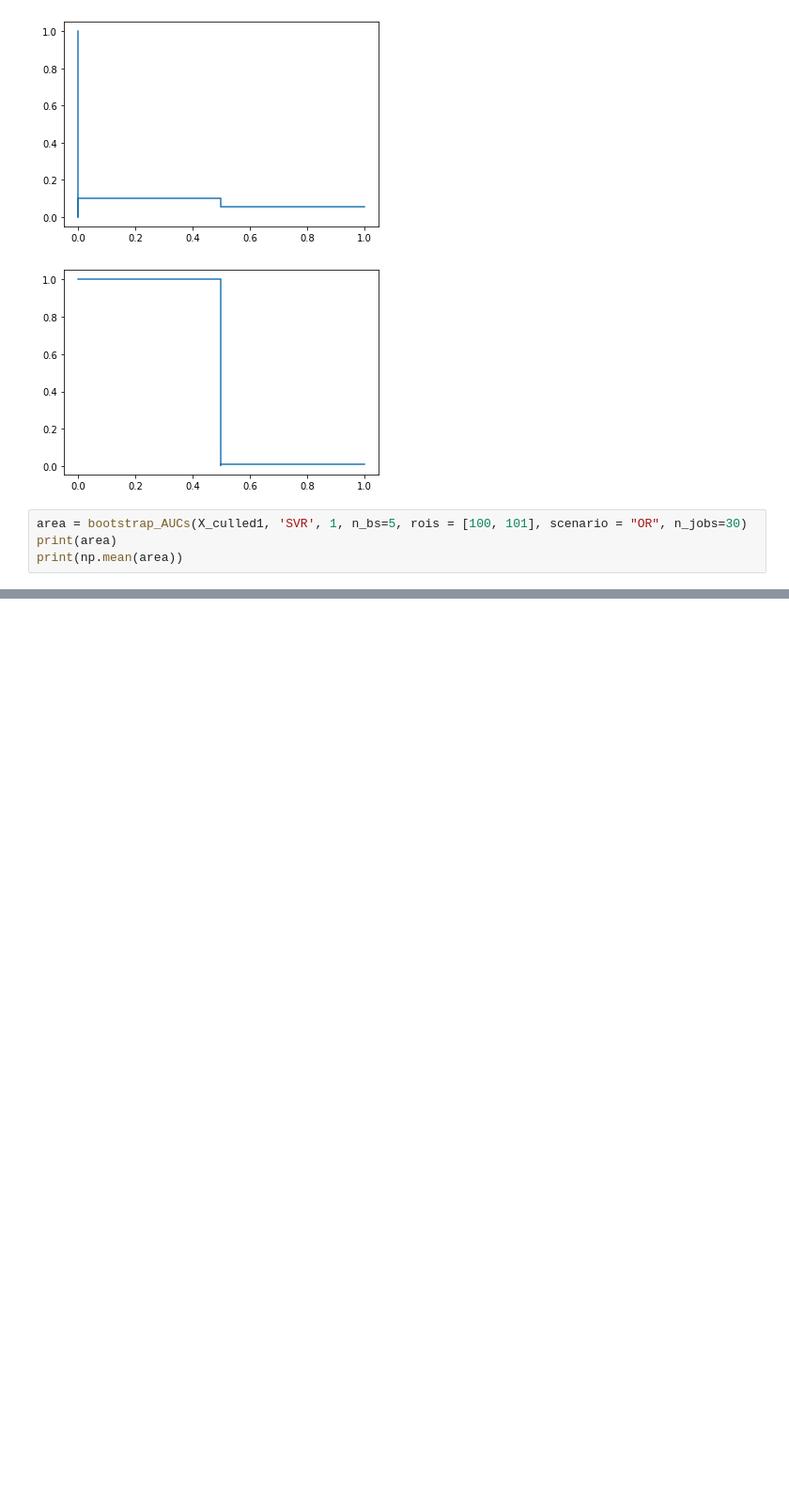
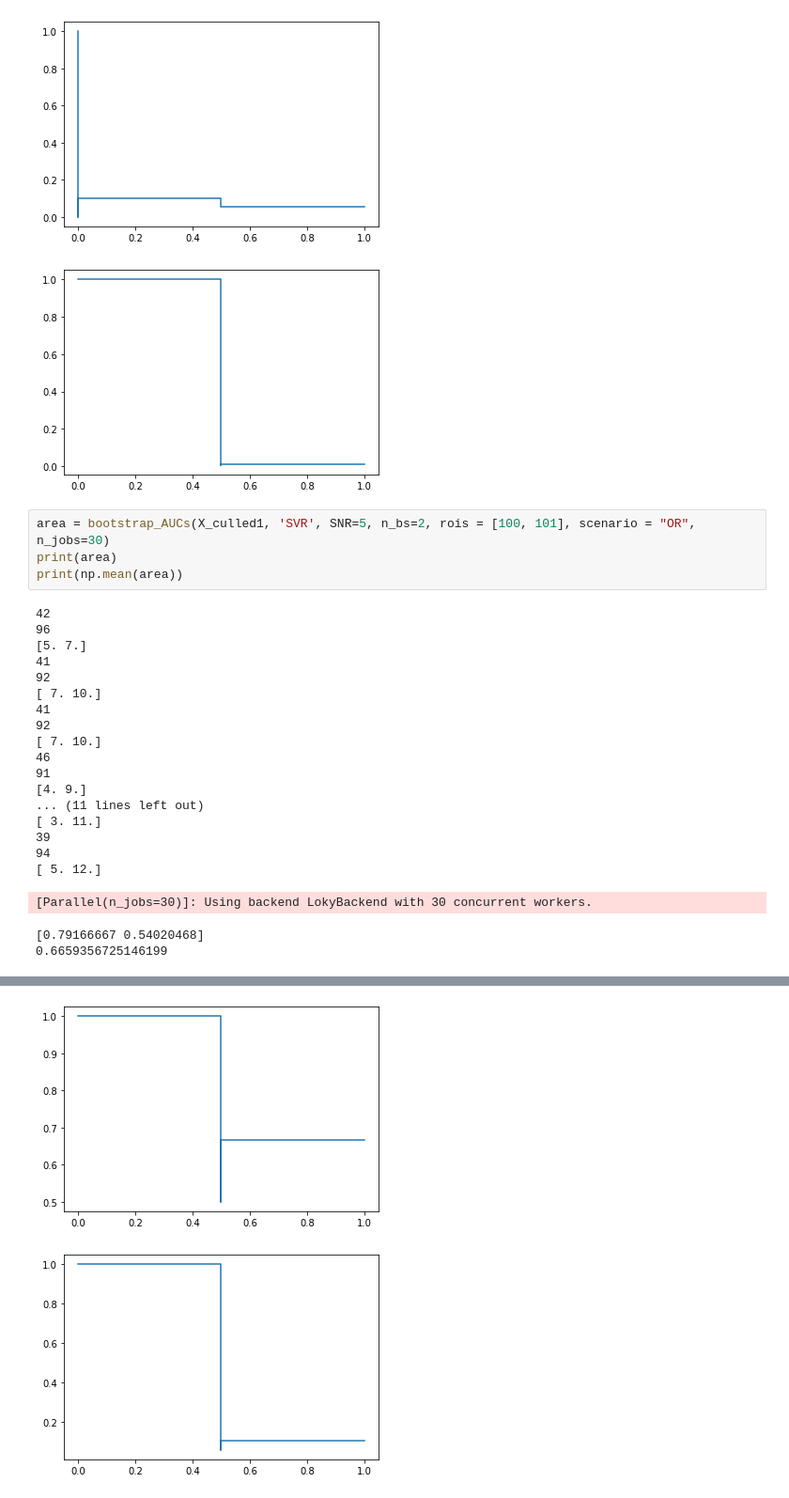
Before and after one commit to Raelag0112/Project-Brain, a Jupyter notebook: lesymap/test_SVR_XOR.ipynb, the cells around one changed output, grey strips where cells are left out. Shown: that part at 94% size. Saved outputs shown, nothing was run; the diff lists cells and outputs as text; blank space fills up the shorter version.

```diff
--- a/lesymap/test_SVR_XOR.ipynb
+++ b/lesymap/test_SVR_XOR.ipynb
@@ -35,6 +36,27 @@ nombre de 1 : 24
 [figure]
 [figure]
 # %%
-area = bootstrap_AUCs(X_culled1, 'SVR', 1, n_bs=5, rois = [100, 101], scenario = "OR", n_jobs=30)
+area = bootstrap_AUCs(X_culled1, 'SVR', SNR=5, n_bs=2, rois = [100, 101], scenario = "OR", n_jobs=30)
 print(area)
 print(np.mean(area))
+# %% [output]
+42
+96
+[5. 7.]
+41
+92
+[ 7. 10.]
+41
+92
+[ 7. 10.]
+46
+91
+[4. 9.]
+... (11 lines left out)
+[ 3. 11.]
+39
+94
+[ 5. 12.]
+[Parallel(n_jobs=30)]: Using backend LokyBackend with 30 concurrent workers.
+[0.79166667 0.54020468]
+0.6659356725146199
@@ -40,0 +65,2 @@ print(np.mean(area))
+[figure, added]
+[figure, added]
```
Also changed, not shown: parts of 2 cells of this notebook, 1 other file.
